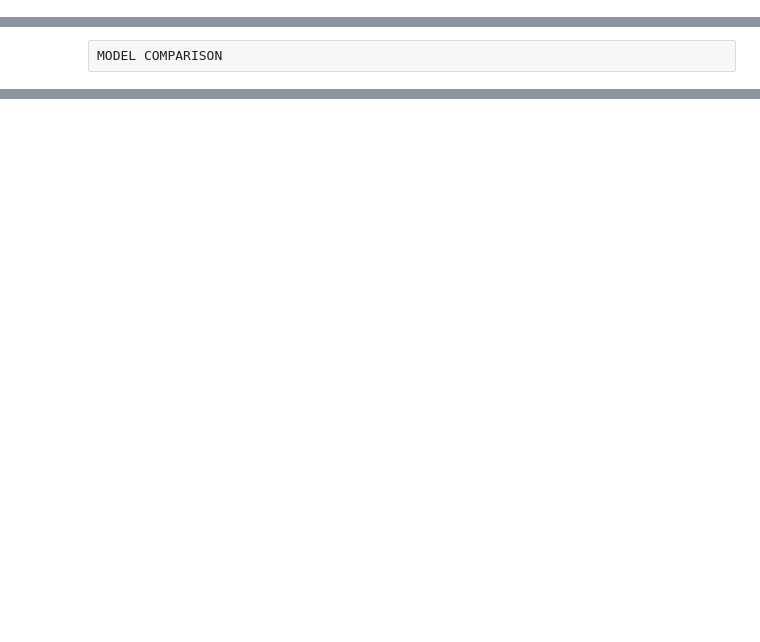
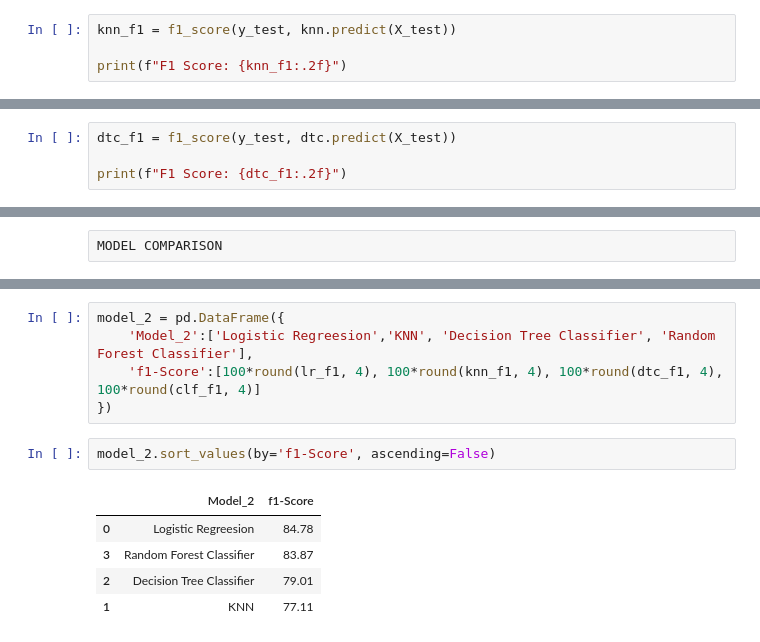
Before and after one commit to AnchalGupta1117/Liver-diseases-prediction, a Jupyter notebook: Liver-diseases-prediction.ipynb, the cells around one changed output, grey strips where cells are left out. Cells and saved outputs as stored; diff of their text form; blank space fills up the shorter version.

```diff
--- a/Liver-diseases-prediction.ipynb
+++ b/Liver-diseases-prediction.ipynb
@@ -277,3 +284,7 @@ print(classification_report(y_test, knn.predict(X_test)))
     accuracy                           0.67        57
    macro avg       0.58      0.58      0.58        57
 weighted avg       0.66      0.67      0.66        57
+# %%
+knn_f1 = f1_score(y_test, knn.predict(X_test))
+
+print(f"F1 Score: {knn_f1:.2f}")
@@ -305,0 +319,4 @@ weighted avg       0.71      0.72      0.71        57
+# %%
+dtc_f1 = f1_score(y_test, dtc.predict(X_test))
+
+print(f"F1 Score: {dtc_f1:.2f}")
@@ -349 +374,14 @@ models.sort_values(by='Score', ascending=False)
 | 1 | KNN | 66.67 |
+# %%
+model_2 = pd.DataFrame({
+    'Model_2':['Logistic Regreesion','KNN', 'Decision Tree Classifier', 'Random Forest Classifier'],
+    'f1-Score':[100*round(lr_f1, 4), 100*round(knn_f1, 4), 100*round(dtc_f1, 4), 100*round(clf_f1, 4)]
+})
+# %%
+model_2.sort_values(by='f1-Score', ascending=False)
+# %% [output]
+|  | Model_2 | f1-Score |
+| 0 | Logistic Regreesion | 84.78 |
+| 3 | Random Forest Classifier | 83.87 |
+| 2 | Decision Tree Classifier | 79.01 |
+| 1 | KNN | 77.11 |
```
Also changed, not shown: parts of 10 cells of this notebook.
